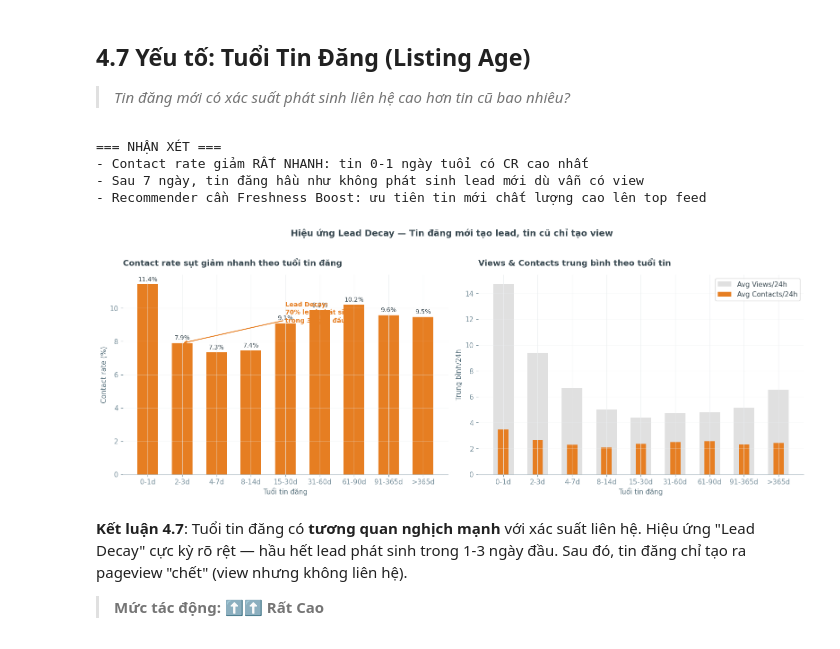
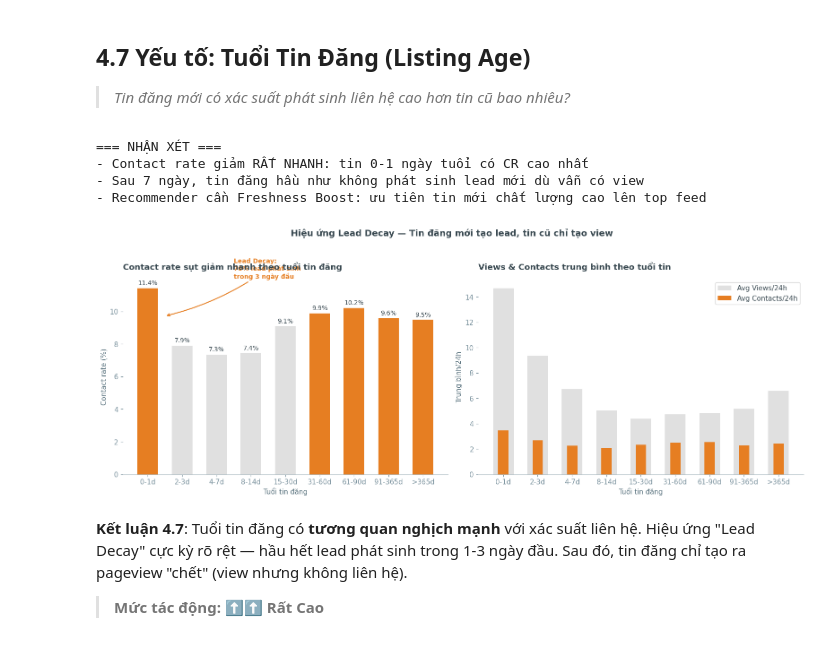
Before and after one commit to Dotuandat615/Datathon2026-Deep67-Finals, a Jupyter notebook: contact_factor_analysis.ipynb, the cells around one changed output. Cells and saved outputs as stored; diff of their text form; code cells hidden in the pictures.

```diff
--- a/contact_factor_analysis.ipynb
+++ b/contact_factor_analysis.ipynb
@@ -59,7 +59,7 @@ plt.rcParams.update({
     'text.color': '#37474F',
     'xtick.color': '#78909C',
     'ytick.color': '#78909C',
-    'axes.grid': True,
+    'axes.grid': False,
     'grid.color': '#ECEFF1',
     'grid.alpha': 0.8,
     'grid.linestyle': '-',
@@ -209,8 +257,8 @@ colors_f = [C_MUTED, C_ACCENT, C_PRIMARY, '#B0BEC5']
 for i, r in funnel.iterrows():
     w = r['count']/funnel['count'].iloc[0]
     ax.barh(len(funnel)-1-i, w, height=0.55, left=(1-w)/2, color=colors_f[i], edgecolor='none')
-    ax.text(0.5, len(funnel)-1-i, f"{r['stage']}\n{fmt_n(r['count'])} ({r['pct_of_pv']:.1f}%)",
-            ha='center', va='center', fontsize=11, fontweight='bold', color='white')
+    ax.text(0.05, len(funnel)-1-i, f"{r['stage']}\n{fmt_n(r['count'])} ({r['pct_of_pv']:.1f}%)",
+            ha='left', va='center', fontsize=11, fontweight='bold', color=C_DARK)
 ax.set_xlim(0,1); ax.axis('off')
 ax.set_title('Phễu tổng quan', fontweight='bold', loc='left', color=C_DARK)
 
@@ -229,5 +277,5 @@ ax2.xaxis.set_visible(False)
 ax2.grid(False)
 
 fig.tight_layout()
-save_fig('01_funnel_overview', fig)
+# save_fig('01_funnel_overview', fig)
 # %% [output]
@@ -457,7 +539,7 @@ for i,(col,title) in enumerate(metrics):
         ax.text(b.get_x()+b.get_width()/2, b.get_height() + (seller_stats[col].max()*0.02),
                 f"{b.get_height():.2f}%", ha='center', fontsize=12, fontweight='bold', color=C_DARK)
     ax.set_title(title, fontweight='bold', loc='left', color=C_DARK)
-    ax.grid(axis='y', alpha=0.3)
+    ax.grid(False)
     ax.spines['bottom'].set_color('#CFD8DC')
 
 fig.tight_layout()
@@ -685,14 +767,16 @@ for c in info_cols:
         'Đã điền': (n_filled / total_items) * 100
     })
 
-df_dist = pd.DataFrame(results_dist).sort_values('Bỏ trống', ascending=True)
+# Sắp xếp và reset lại index để đồng bộ tọa độ vẽ x
+df_dist = pd.DataFrame(results_dist).sort_values('Bỏ trống', ascending=True).reset_index(drop=True)
 
 fig, ax = plt.subplots(figsize=(10, 6))
 x = np.arange(len(df_dist))
 width = 0.6
 
 # Vẽ Stacked Bar Chart để thể hiện tỷ lệ % (Tổng = 100%)
-bars1 = ax.barh(x, df_dist['Đã điền'], height=width, label='Đã điền', color=C_SUCCESS)
+# Định nghĩa rõ màu sắc tương phản để sửa lỗi trùng màu cam
+bars1 = ax.barh(x, df_dist['Đã điền'], height=width, label='Đã điền', color=C_MUTED)
 bars2 = ax.barh(x, df_dist['Bỏ trống'], left=df_dist['Đã điền'], height=width, label='Bỏ trống', color=C_ACCENT)
 
 ax.set_xlabel('Tỷ lệ (%)')
@@ -701,12 +785,12 @@ ax.set_yticks(x)
 ax.set_yticklabels(df_dist['Thành phần'])
 ax.legend(loc='upper right', bbox_to_anchor=(1.15, 1))
 
+# Vẽ text căn theo đúng index thực tế của DataFrame đã sắp xếp
 for i, row in df_dist.iterrows():
-    y_pos = list(df_dist.index).index(i)
     if row['Đã điền'] > 5:
-        ax.text(row['Đã điền']/2, y_pos, f"{row['Đã điền']:.1f}%", va='center', ha='center', color='white', fontweight='bold', fontsize=10)
+        ax.text(row['Đã điền']/2, i, f"{row['Đã điền']:.1f}%", va='center', ha='center', color=C_DARK, fontweight='bold', fontsize=10)
     if row['Bỏ trống'] > 5:
-        ax.text(row['Đã điền'] + row['Bỏ trống']/2, y_pos, f"{row['Bỏ trống']:.1f}%", va='center', ha='center', color='white', fontweight='bold', fontsize=10)
+        ax.text(row['Đã điền'] + row['Bỏ trống']/2, i, f"{row['Bỏ trống']:.1f}%", va='center', ha='center', color='white', fontweight='bold', fontsize=10)
 
 ax.set_xlim(0, 100)
 fig.tight_layout()
@@ -997,41 +1081,43 @@ age_stats = snap_age.groupby('age_bucket').agg(
     total_views=('views_24h','sum'), total_contacts=('contacts_24h','sum'),
     n_snapshots=('item_id','size')
 ).reset_index()
 age_stats['ctr'] = cr(age_stats['total_contacts'], age_stats['total_views'])*100
 
 fig, axes = plt.subplots(1, 2, figsize=(16, 6))
 
 ax = axes[0]
-clrs = [C_SUCCESS if v>=age_stats['ctr'].median() else C_ACCENT for v in age_stats['ctr']]
+median_ctr = age_stats['ctr'].median()
+clrs = [C_SUCCESS if v>=median_ctr else C_MUTED for v in age_stats['ctr']]
 ax.bar(age_stats['age_bucket'].astype(str), age_stats['ctr'], color=clrs, width=0.6, edgecolor='none')
 for i,v in enumerate(age_stats['ctr']): ax.text(i, v+0.2, f"{v:.1f}%", ha='center', fontsize=10)
 ax.set_title('Contact rate sụt giảm nhanh theo tuổi tin đăng', fontweight='bold', loc='left')
-ax.set_xlabel('Tuổi tin đăng'); ax.set_ylabel('Contact rate (%)'); ax.grid(axis='y', alpha=0.3)
+ax.set_xlabel('Tuổi tin đăng'); ax.set_ylabel('Contact rate (%)'); ax.grid(False)
 # Highlight annotation
-ax.annotate('Lead Decay:\n70% lead phát sinh\ntrong 3 ngày đầu', xy=(1, age_stats['ctr'].iloc[1]),
-            xytext=(4, age_stats['ctr'].iloc[0]*0.8), fontsize=10, color=C_ACCENT, fontweight='bold',
-            arrowprops=dict(arrowstyle='->', color=C_ACCENT, lw=1.5))
-
+ax.annotate('Lead Decay:\n70% lead phát sinh\ntrong 3 ngày đầu',
+            xy=(0.5, age_stats['ctr'].iloc[0]*0.85),
+            xytext=(2.5, age_stats['ctr'].iloc[0]*1.05), fontsize=10, color=C_ACCENT, fontweight='bold',
+            arrowprops=dict(arrowstyle='->', color=C_ACCENT, lw=1.5, connectionstyle="arc3,rad=-0.1"))
 ax = axes[1]
 ax.bar(age_stats['age_bucket'].astype(str), age_stats['avg_views'], color=C_MUTED, width=0.6, label='Avg Views/24h')
 ax.bar(age_stats['age_bucket'].astype(str), age_stats['avg_contacts'], color=C_ACCENT, width=0.3, label='Avg Contacts/24h')
 ax.set_title('Views & Contacts trung bình theo tuổi tin', fontweight='bold', loc='left')
 ax.set_xlabel('Tuổi tin đăng'); ax.set_ylabel('Trung bình/24h')
-ax.legend(frameon=True, facecolor='white'); ax.grid(axis='y', alpha=0.3)
+ax.grid(False)
+ax.legend(frameon=True, facecolor='white')
 
 fig.suptitle('Hiệu ứng Lead Decay — Tin đăng mới tạo lead, tin cũ chỉ tạo view', fontweight='bold', fontsize=14, y=1.02)
 fig.tight_layout(); save_fig('08_listing_age_decay', fig)
 
 print("\n=== NHẬN XÉT ===")
 print("- Contact rate giảm RẤT NHANH: tin 0-1 ngày tuổi có CR cao nhất")
 print("- Sau 7 ngày, tin đăng hầu như không phát sinh lead mới dù vẫn có view")
 print("- Recommender cần Freshness Boost: ưu tiên tin mới chất lượng cao lên top feed")
 # %% [output]
 === NHẬN XÉT ===
 - Contact rate giảm RẤT NHANH: tin 0-1 ngày tuổi có CR cao nhất
 - Sau 7 ngày, tin đăng hầu như không phát sinh lead mới dù vẫn có view
 - Recommender cần Freshness Boost: ưu tiên tin mới chất lượng cao lên top feed
-[figure, old version]
+[figure, new version]
 # %% [markdown]
 **Kết luận 4.7**: Tuổi tin đăng có **tương quan nghịch mạnh** với xác suất liên hệ. Hiệu ứng "Lead Decay" cực kỳ rõ rệt — hầu hết lead phát sinh trong 1-3 ngày đầu. Sau đó, tin đăng chỉ tạo ra pageview "chết" (view nhưng không liên hệ).
 
```
Also changed, not shown: parts of 20 cells of this notebook.
